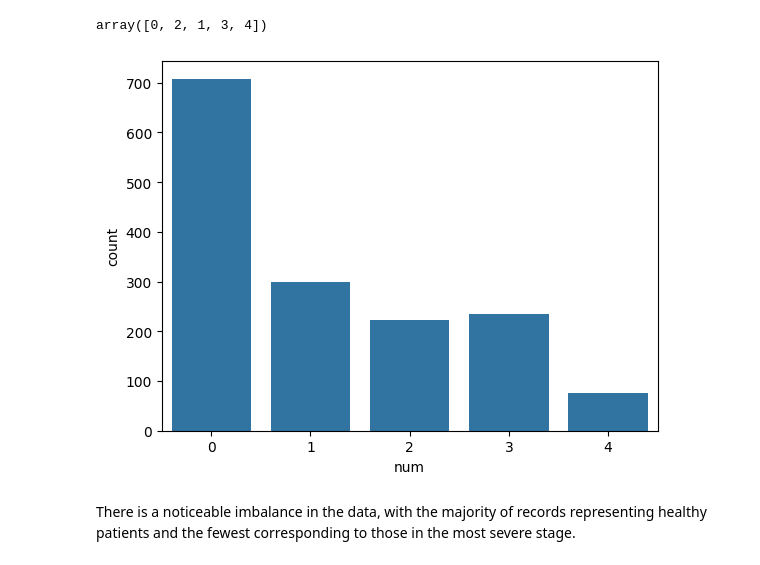
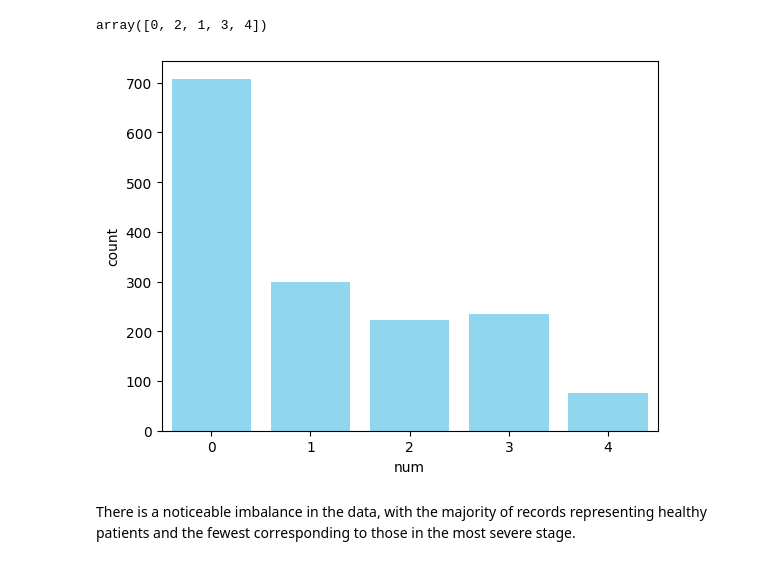
Before and after one commit to Wojsm2000/HeartDiseaseDiagnosis, a Jupyter notebook: EDA.ipynb, the cells around one changed output. Saved outputs shown, nothing was run; the diff lists cells and outputs as text; code cells hidden in the pictures.

```diff
--- a/EDA.ipynb
+++ b/EDA.ipynb
@@ -22,4 +59,4 @@ df.shape
 # %%
-df = df.drop(['Unnamed: 0', 'name'], axis=1)
+df = df.drop(['Unnamed: 0', 'ccf', 'restckm', 'exerckm', 'restef', 'restwm', '51', '52', 'junk:', '76', '77', '78', '81', '84', 'name'], axis=1)
 df.head()
 # %% [output]
@@ -60,4 +70,0 @@ df.head()
-# %%
-df = df.drop(['ccf'], axis=1)
-# %%
-df.rename(columns={'27':'proto'}, inplace=True)
@@ -88,0 +111,9 @@ numeric = ['age', 'trestbps', 'chol', 'cigs', 'years', 'thaldur', 'thaltime', 'm
+# %%
+# if not smoke -> cigs=0
+# if cigs=0 -> smoke=0
+# if cigs != 0 -> smoke = 1
+df.loc[df['smoke']==0, 'cigs'] = 0
+df.loc[df['cigs']==0, 'smoke'] = 0
+df.loc[(df['cigs']!=0) & (df['cigs'].notna()), 'smoke'] = 1
+
+# in my opinion 'smoke' column isn't necessary
@@ -91,9 +162,9 @@ df['num'].unique()
 # %% [output]
 array([0, 2, 1, 3, 4])
 # %%
-sns.countplot(x=df['num'])
+sns.countplot(x=df['num'], color='deepskyblue', alpha=0.5)
 plt.show()
 # %% [output]
-[figure, old version]
+[figure, new version]
 # %% [markdown]
 There is a noticeable imbalance in the data, with the majority of records representing healthy patients and the fewest corresponding to those in the most severe stage.
```
Also changed, not shown: parts of 19 cells of this notebook.
